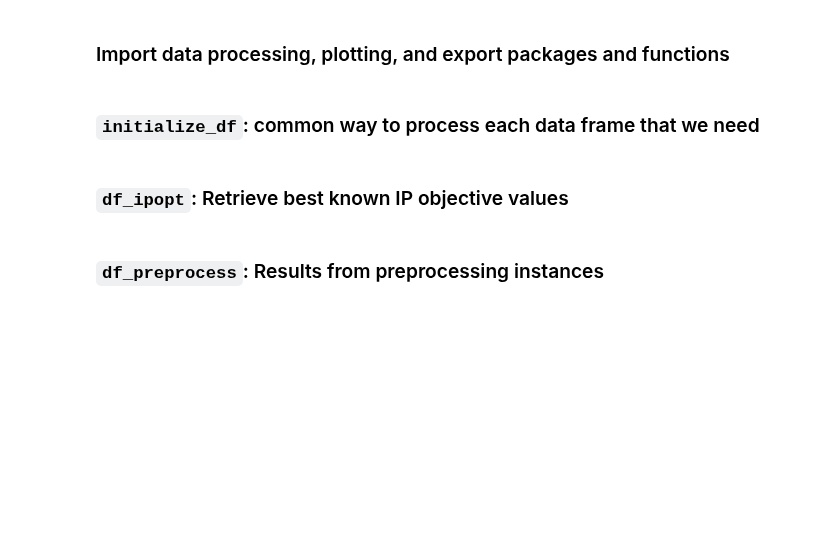
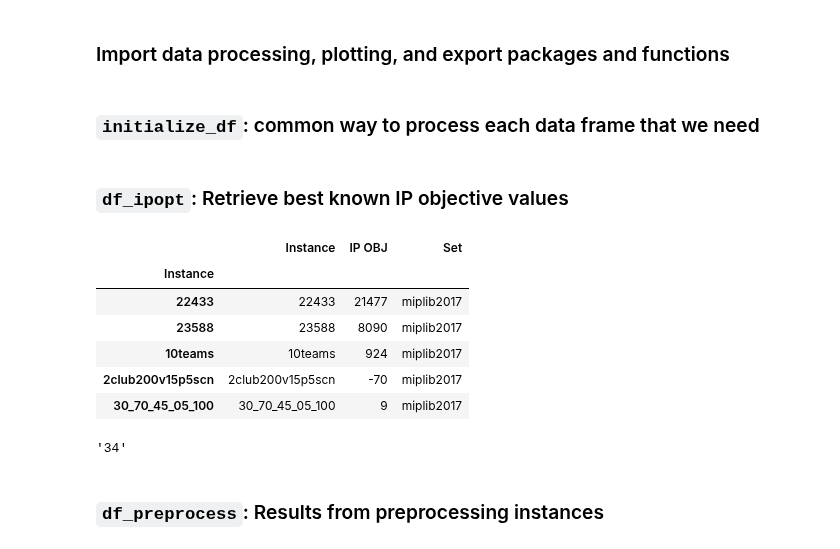
Before and after one commit to akazachk/vpc, a Jupyter notebook: plots/plots.ipynb, the cells around one changed output. Drawn from its saved outputs; the diff is of its cells as text; code cells hidden in the pictures; blank space fills up the shorter version.

```diff
--- a/plots/plots.ipynb
+++ b/plots/plots.ipynb
@@ -61,11 +67,21 @@ def initialize_df(filename):
 # %%
 ## Best known IP objective values
 df_ipopt = pd.read_csv(DATA_DIR + "ip_obj.csv")
 df_ipopt = df_ipopt.set_index(df_ipopt[df_ipopt.columns[0]])
-df_ipopt.rename(columns = {'IP_OBJ' : 'IP OBJ'}, inplace=True) # for consistency with other dfs
+# df_ipopt.rename(columns = {'IP_OBJ' : 'IP OBJ'}, inplace=True) # for consistency with other dfs
+df_ipopt.rename(columns = {'IP Objective' : 'IP OBJ'}, inplace=True) # for consistency with other dfs
 df_ipopt = df_ipopt[~df_ipopt.index.duplicated()]
 display(df_ipopt.head())
 display(df_ipopt['IP OBJ']['bm23_presolved'])
+# %% [output]
+|  | Instance | IP OBJ | Set |
+| Instance |  |  |  |
+| 22433 | 22433 | 21477 | miplib2017 |
+| 23588 | 23588 | 8090 | miplib2017 |
+| 10teams | 10teams | 924 | miplib2017 |
+| 2club200v15p5scn | 2club200v15p5scn | -70 | miplib2017 |
+| 30_70_45_05_100 | 30_70_45_05_100 | 9 | miplib2017 |
+'34'
 # %% [markdown]
 ### `df_preprocess`: Results from preprocessing instances
 # %%
```
Also changed, not shown: parts of 51 cells of this notebook, 4 other files.
